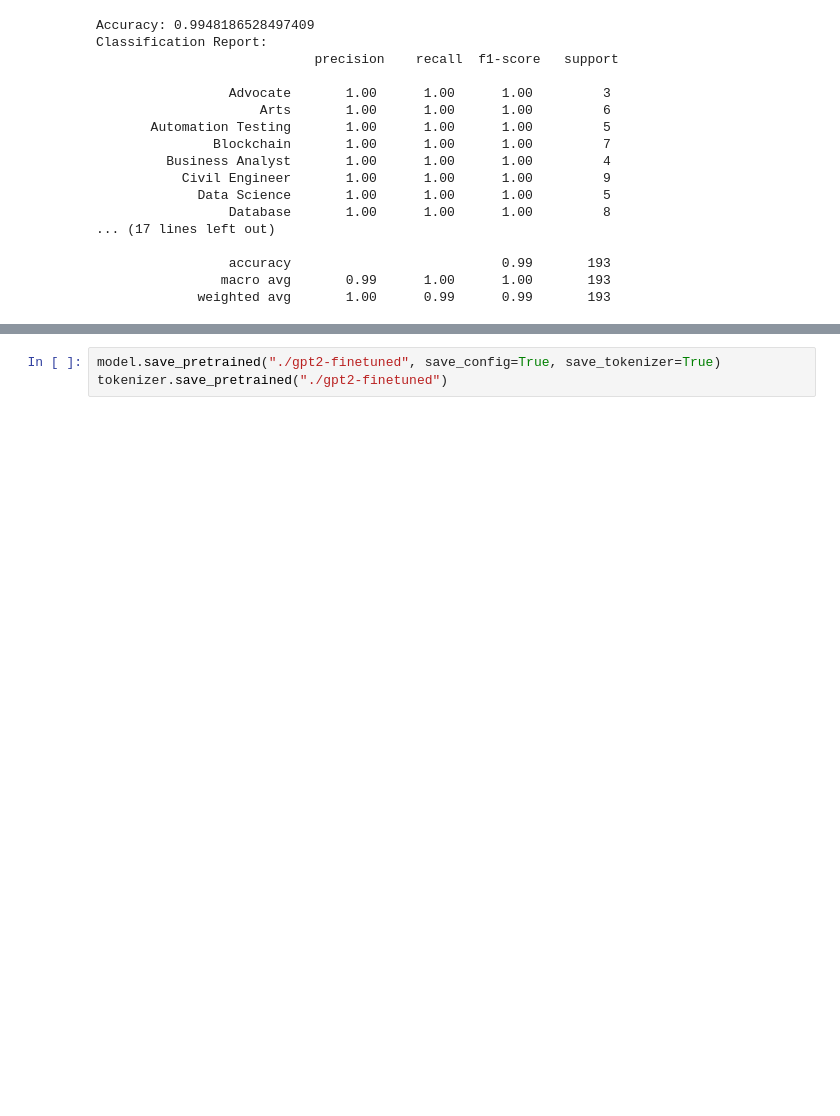
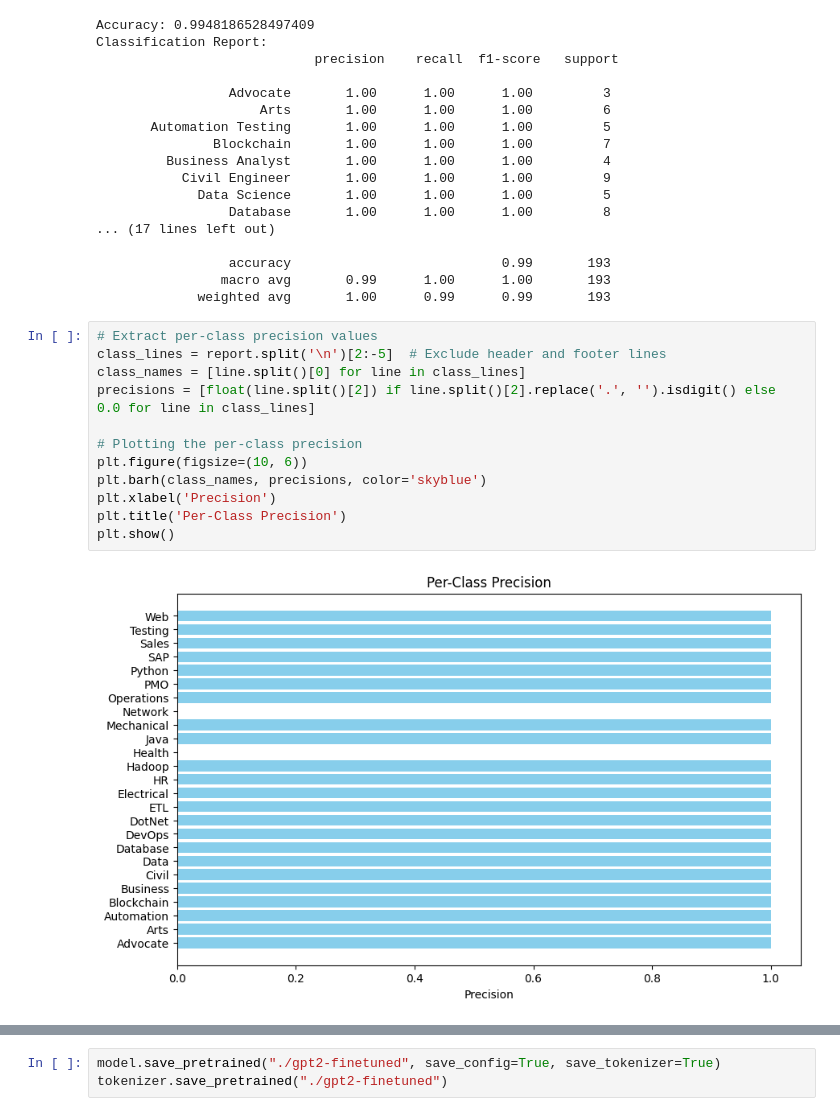
Before and after one commit to Andy-LZH/LLM-Resume, a Jupyter notebook: src/data/171ProjectGroup13.ipynb, the cells around one changed output, grey strips where cells are left out. Drawn from its saved outputs; the diff is of its cells as text; blank space fills up the shorter version.

Commit message:
Added graph of precision per class

```diff
--- a/src/data/171ProjectGroup13.ipynb
+++ b/src/data/171ProjectGroup13.ipynb
@@ -175,6 +175,20 @@ Classification Report:
                  accuracy                           0.99       193
                 macro avg       0.99      1.00      1.00       193
              weighted avg       1.00      0.99      0.99       193
+# %%
+# Extract per-class precision values
+class_lines = report.split('\n')[2:-5]  # Exclude header and footer lines
+class_names = [line.split()[0] for line in class_lines]
+precisions = [float(line.split()[2]) if line.split()[2].replace('.', '').isdigit() else 0.0 for line in class_lines]
+
+# Plotting the per-class precision
+plt.figure(figsize=(10, 6))
+plt.barh(class_names, precisions, color='skyblue')
+plt.xlabel('Precision')
+plt.title('Per-Class Precision')
+plt.show()
+# %% [output]
+[figure, added]
 # %%
 from transformers import GPT2LMHeadModel, GPT2Tokenizer, TextDataset, DataCollatorForLanguageModeling
 from transformers import Trainer, TrainingArguments
```
Also changed, not shown: parts of 1 cell of this notebook.
